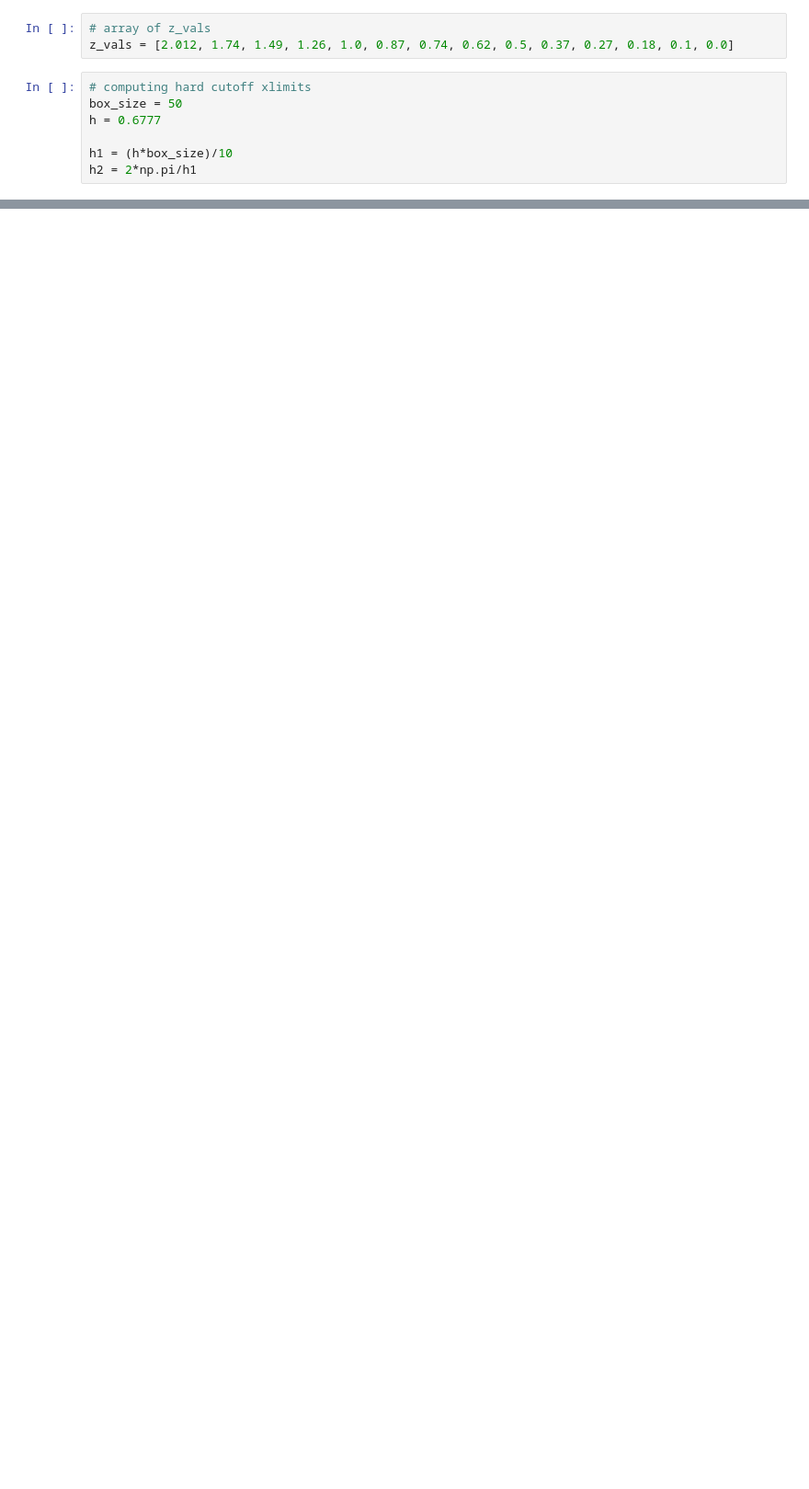
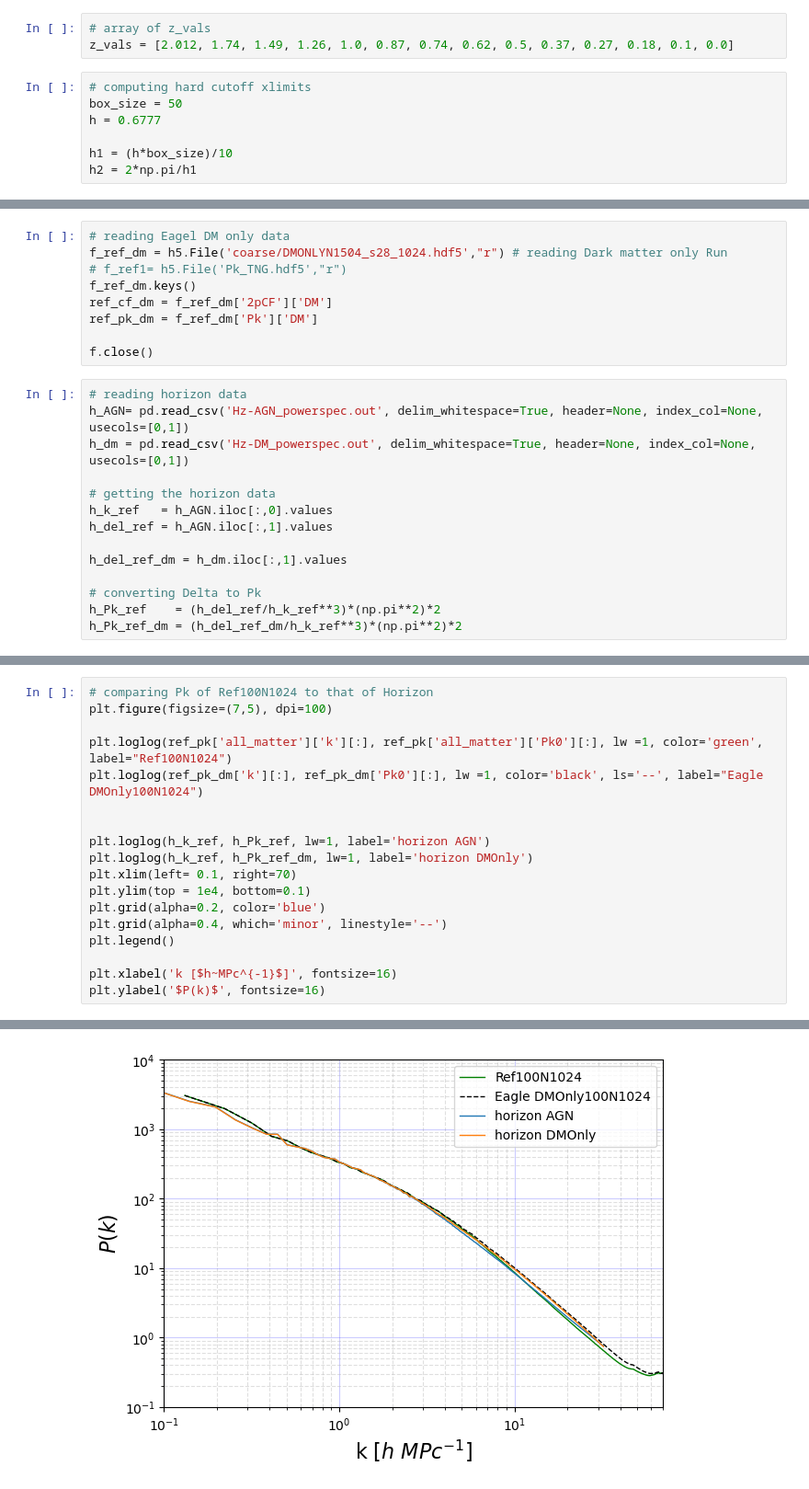
Before and after one commit to sparxastronomy/2022_SummerProject, a Jupyter notebook: FinalProducts/plot_fine.ipynb, the cells around one changed output, grey strips where cells are left out. Shown at 92% size. Saved outputs shown, nothing was run; the diff lists cells and outputs as text; blank space fills up the shorter version.

```diff
--- a/FinalProducts/plot_fine.ipynb
+++ b/FinalProducts/plot_fine.ipynb
@@ -179,0 +209,23 @@ plt.savefig("AGNdT9_Pk.jpg", bbox_inches='tight', dpi=300)
+# %%
+# reading Eagel DM only data
+f_ref_dm = h5.File('coarse/DMONLYN1504_s28_1024.hdf5',"r") # reading Dark matter only Run
+# f_ref1= h5.File('Pk_TNG.hdf5',"r")
+f_ref_dm.keys()
+ref_cf_dm = f_ref_dm['2pCF']['DM']
+ref_pk_dm = f_ref_dm['Pk']['DM']
+
+f.close()
+# %%
+# reading horizon data
+h_AGN= pd.read_csv('Hz-AGN_powerspec.out', delim_whitespace=True, header=None, index_col=None, usecols=[0,1])
+h_dm = pd.read_csv('Hz-DM_powerspec.out', delim_whitespace=True, header=None, index_col=None, usecols=[0,1])
+
+# getting the horizon data
+h_k_ref   = h_AGN.iloc[:,0].values
+h_del_ref = h_AGN.iloc[:,1].values
+
+h_del_ref_dm = h_dm.iloc[:,1].values
+
+# converting Delta to Pk
+h_Pk_ref    = (h_del_ref/h_k_ref**3)*(np.pi**2)*2
+h_Pk_ref_dm = (h_del_ref_dm/h_k_ref**3)*(np.pi**2)*2
@@ -179,0 +367,19 @@ plt.savefig("AGNdT9_Pk.jpg", bbox_inches='tight', dpi=300)
+# %%
+# comparing Pk of Ref100N1024 to that of Horizon
+plt.figure(figsize=(7,5), dpi=100)
+
+plt.loglog(ref_pk['all_matter']['k'][:], ref_pk['all_matter']['Pk0'][:], lw =1, color='green', label="Ref100N1024")
+plt.loglog(ref_pk_dm['k'][:], ref_pk_dm['Pk0'][:], lw =1, color='black', ls='--', label="Eagle DMOnly100N1024")
+
+
+plt.loglog(h_k_ref, h_Pk_ref, lw=1, label='horizon AGN')
+plt.loglog(h_k_ref, h_Pk_ref_dm, lw=1, label='horizon DMOnly')
+plt.xlim(left= 0.1, right=70)
+plt.ylim(top = 1e4, bottom=0.1)
+plt.grid(alpha=0.2, color='blue')
+plt.grid(alpha=0.4, which='minor', linestyle='--')
+plt.legend()
+
+plt.xlabel('k [$h~MPc^{-1}$]', fontsize=16)
+plt.ylabel('$P(k)$', fontsize=16)
+# %% [output]
@@ -179,0 +387 @@ plt.savefig("AGNdT9_Pk.jpg", bbox_inches='tight', dpi=300)
+[figure, added]
```
Also changed, not shown: parts of 19 cells of this notebook, 3 other files.
